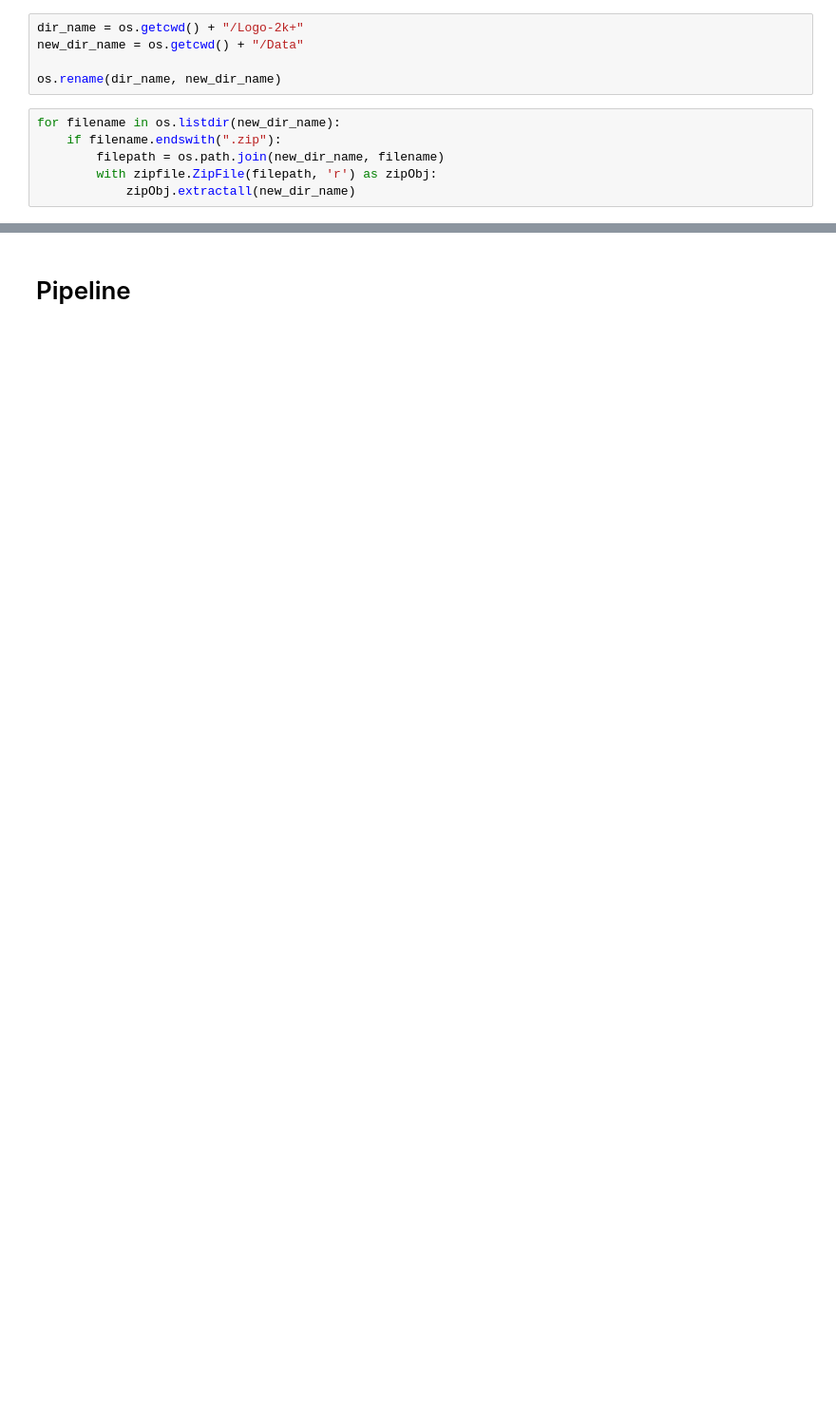
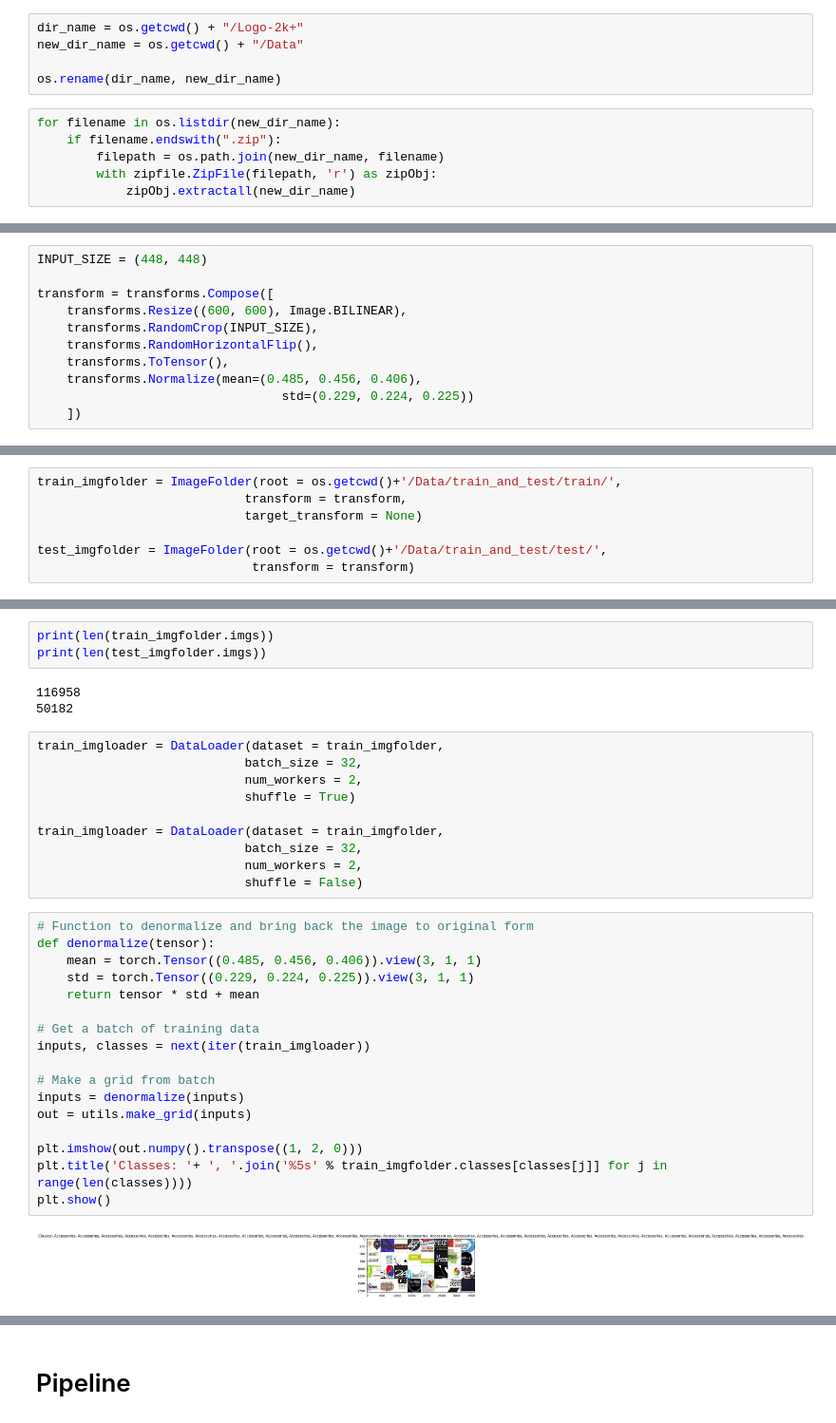
Before and after one commit to uyunho99/logo_similarity, a Jupyter notebook: logo_model.ipynb, the cells around one changed output, grey strips where cells are left out. Shown at 95% size. Saved outputs shown, nothing was run; the diff lists cells and outputs as text; blank space fills up the shorter version.

Commit message:
add loader

```diff
--- a/logo_model.ipynb
+++ b/logo_model.ipynb
@@ -46,0 +63,11 @@ print(len(images))
+# %%
+INPUT_SIZE = (448, 448)
+
+transform = transforms.Compose([
+    transforms.Resize((600, 600), Image.BILINEAR),
+    transforms.RandomCrop(INPUT_SIZE),
+    transforms.RandomHorizontalFlip(),
+    transforms.ToTensor(),
+    transforms.Normalize(mean=(0.485, 0.456, 0.406),
+                                 std=(0.229, 0.224, 0.225))
+    ])
@@ -72,0 +126,7 @@ test_loader = DataLoader(test_dataset, batch_size=32, shuffle=False)
+# %%
+train_imgfolder = ImageFolder(root = os.getcwd()+'/Data/train_and_test/train/',
+                            transform = transform,
+                            target_transform = None)
+
+test_imgfolder = ImageFolder(root = os.getcwd()+'/Data/train_and_test/test/',
+                             transform = transform)
@@ -72,0 +139,35 @@ test_loader = DataLoader(test_dataset, batch_size=32, shuffle=False)
+# %%
+print(len(train_imgfolder.imgs))
+print(len(test_imgfolder.imgs))
+# %% [output]
+116958
+50182
+# %%
+train_imgloader = DataLoader(dataset = train_imgfolder,
+                            batch_size = 32,
+                            num_workers = 2,
+                            shuffle = True)
+
+train_imgloader = DataLoader(dataset = train_imgfolder,
+                            batch_size = 32,
+                            num_workers = 2,
+                            shuffle = False)
+# %%
+# Function to denormalize and bring back the image to original form
+def denormalize(tensor):
+    mean = torch.Tensor((0.485, 0.456, 0.406)).view(3, 1, 1)
+    std = torch.Tensor((0.229, 0.224, 0.225)).view(3, 1, 1)
+    return tensor * std + mean
+
+# Get a batch of training data
+inputs, classes = next(iter(train_imgloader))
+
+# Make a grid from batch
+inputs = denormalize(inputs)
+out = utils.make_grid(inputs)
+
+plt.imshow(out.numpy().transpose((1, 2, 0)))
+plt.title('Classes: '+ ', '.join('%5s' % train_imgfolder.classes[classes[j]] for j in range(len(classes))))
+plt.show()
+# %% [output]
+[figure, added]
```
Also changed, not shown: parts of 21 cells of this notebook, 6 other files.
